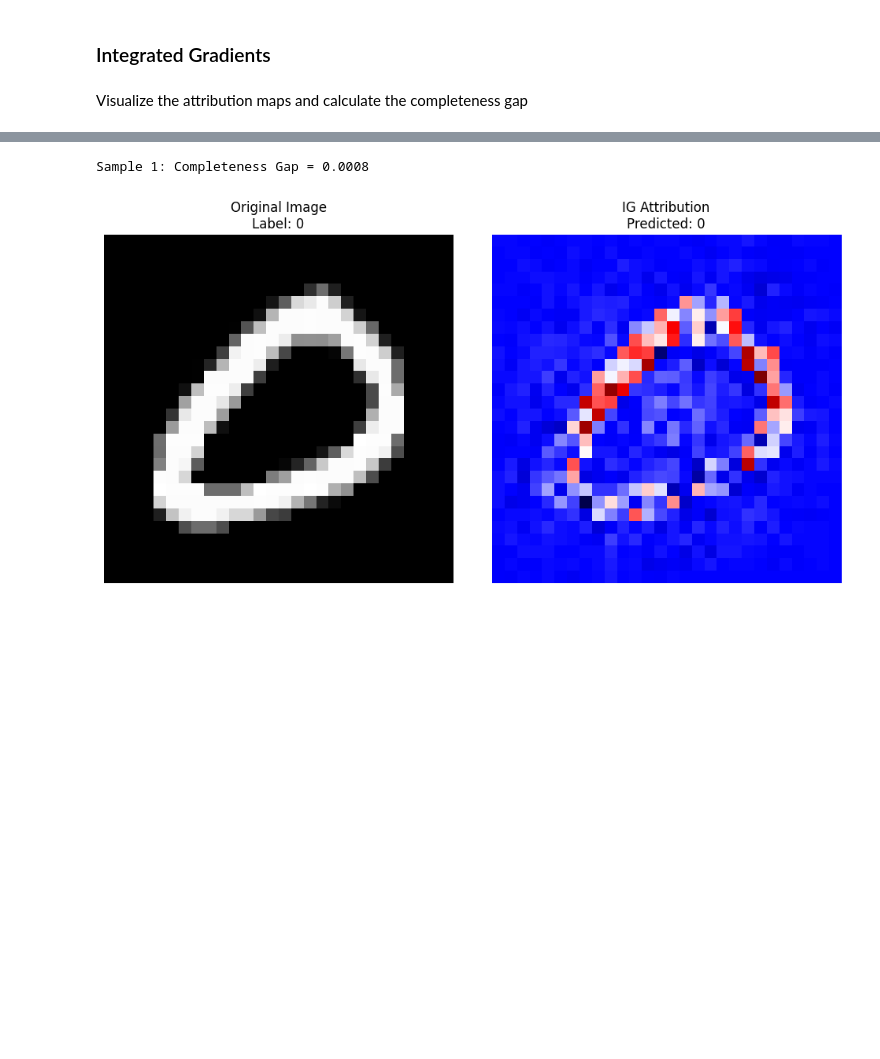
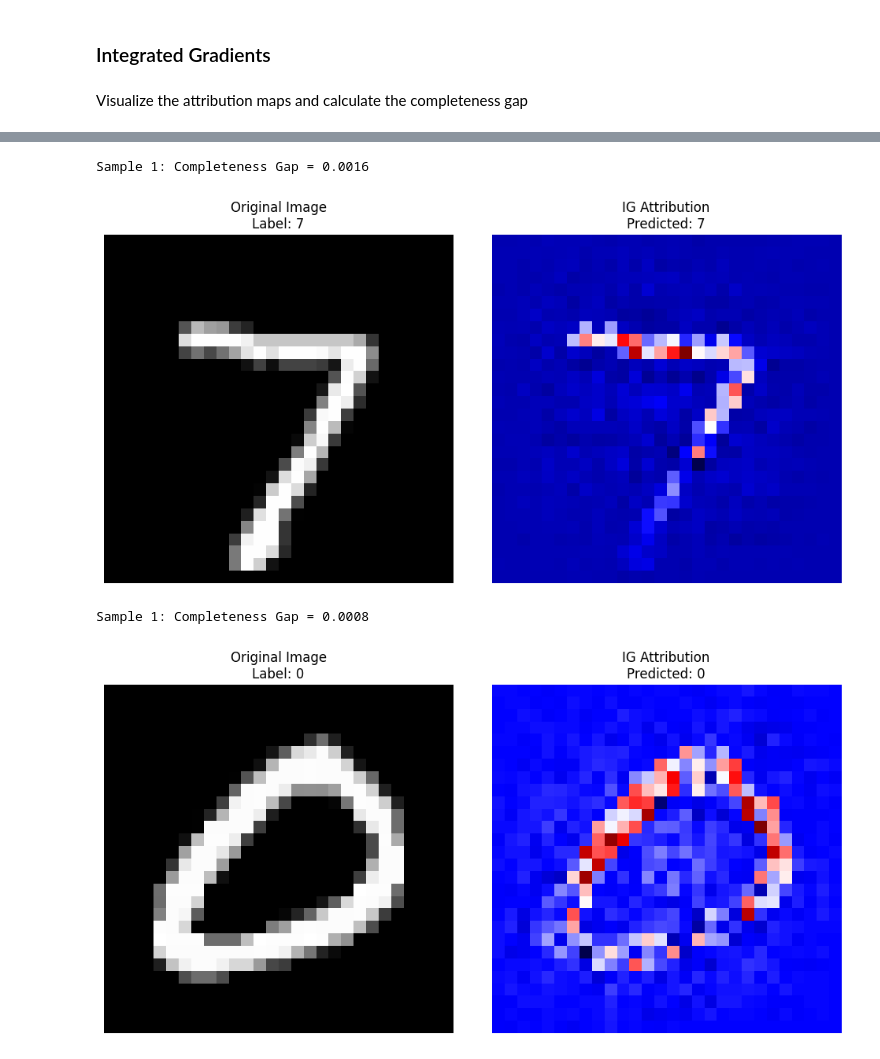
Before and after one commit to Ggenoni/SENN, a Jupyter notebook: training_SNEE.ipynb, the cells around one changed output, grey strips where cells are left out. Cells and saved outputs as stored; diff of their text form; code cells hidden in the pictures; blank space fills up the shorter version.

```diff
--- a/training_SNEE.ipynb
+++ b/training_SNEE.ipynb
@@ -388,3 +393,42 @@ random_indices = torch.randint(0, total_samples, (num_samples,)).tolist()
+# %%
+
+# Retrieve the sample and label
+sample_input, sample_label = dataset[0]
+
+# Add batch dimension
+sample_input = sample_input.unsqueeze(0)
+
+# Define the baseline (here, a black image)
+baseline = torch.zeros_like(sample_input)
+
+# Get the predicted label
+predictions = wrapped_model(sample_input)
+predicted_label = torch.argmax(predictions, dim=1).item()
+
+# Compute completeness gap
+completeness_gap, attributions = compute_completeness_gap(
+    wrapped_model, sample_input, baseline, predicted_label
+)
+
+print(f"\n\nSample {i + 1}: Completeness Gap = {completeness_gap:.4f}")
+
+# Optionally visualize the attributions
+plt.figure(figsize=(10, 5))
+plt.subplot(1, 2, 1)
+plt.imshow(sample_input.squeeze().numpy(), cmap="gray")
+plt.title(f"Original Image\nLabel: {sample_label}")
+plt.axis("off")
+
+plt.subplot(1, 2, 2)
+plt.imshow(attributions.squeeze().detach().numpy(), cmap="seismic")
+plt.title(f"IG Attribution\nPredicted: {predicted_label}")
+plt.axis("off")
+
+plt.tight_layout()
+plt.show()
+# %% [output]
+Sample 1: Completeness Gap = 0.0016
+[figure, added]
 # %%
 for i, random_index in enumerate(random_indices):
     # Retrieve the sample and label
```
Also changed, not shown: parts of 10 cells of this notebook.
